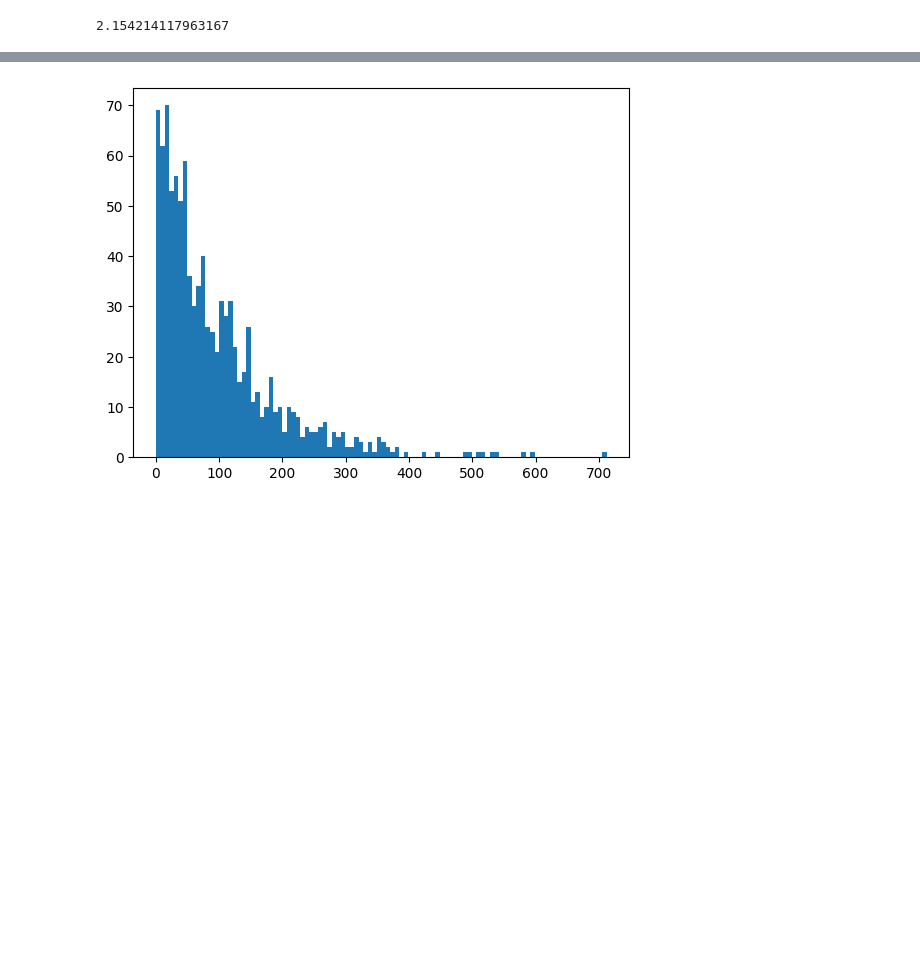
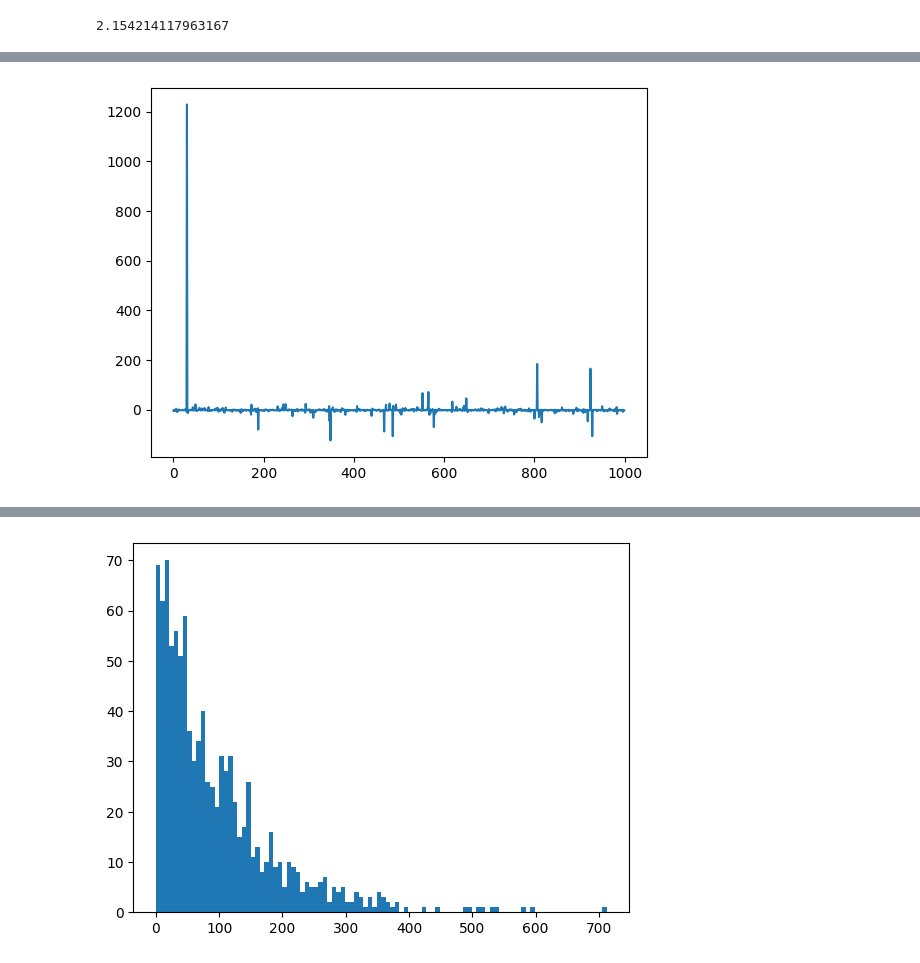
Before and after one commit to MartaPCastillo/Simulaci-n-I-, a Jupyter notebook: Generación_de_Variables_Aleatorias.ipynb, the cells around one changed output, grey strips where cells are left out. Cells and saved outputs as stored; diff of their text form; code cells hidden in the pictures; blank space fills up the shorter version.

```diff
--- a/Generación_de_Variables_Aleatorias.ipynb
+++ b/Generación_de_Variables_Aleatorias.ipynb
@@ -540,0 +544,4 @@ plt.step(X,Y)
+# %%
+plt.plot(G)
+# %% [output]
+[figure, added]
```
Also changed, not shown: parts of 12 cells of this notebook.
